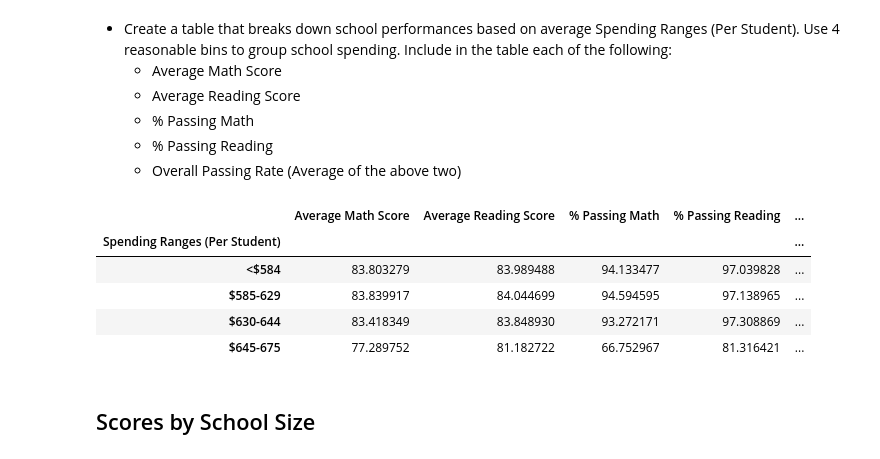
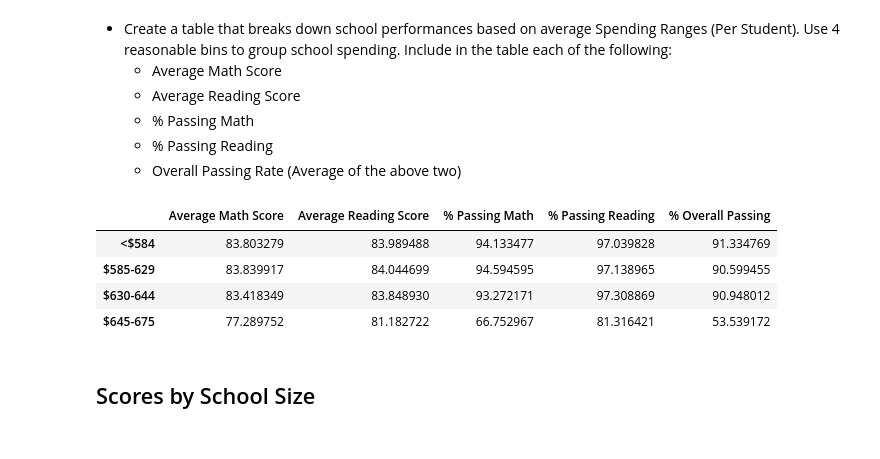
Before and after one commit to j1candel/pandas-challenge, a Jupyter notebook: PyCitySchools/.ipynb, the cells around one changed output. Cells and saved outputs as stored; diff of their text form; code cells hidden in the pictures.

Commit message:
Cleaning the code

```diff
--- a/PyCitySchools/.ipynb
+++ b/PyCitySchools/.ipynb
@@ -235,5 +198,5 @@ clean_sum_df = pd.merge(clean_sum_df, percentage_reading_per_df, on='school_name
 clean_sum_df = pd.merge(clean_sum_df, percentage_both_per_df, on='school_name')
 clean_sum_df = clean_sum_df.rename(columns={'math_score':'Average Math Score','reading_score':'Average Reading Score','0_x':'% Passing Math','0_y':'% Passing Reading','0':'% Overall Passing'})
 clean_sum_df = pd.merge(clean_sum_df, percentage_both_per_df, on='school_name')
-clean_sum_df = clean_sum_df.rename(columns={'0_x':'% Overall Passing'},index='false')
+clean_sum_df = clean_sum_df.rename(columns={'0_x':'% Overall Passing'})
 del clean_sum_df['0_y']
@@ -244,0 +203,4 @@ NameError: name 'false' is not defined
+# %%
+#Deleting the index name
+clean_sum_df.index.name = None
+clean_sum_df
@@ -428,18 +416,18 @@ reading_per_grade_df
 # %%
 bins = [0, 584, 629, 644, 675]
 group_names = ['<$584','$585-629','$630-644','$645-675']
 clean_sum_df['Spending Ranges (Per Student)']=pd.cut(clean_sum_df['Per Student Budget'], bins, labels=group_names)
 school_spending_df = clean_sum_df.groupby('Spending Ranges (Per Student)')
 school_spending_df = school_spending_df.max()
 school_spending_df = school_spending_df.drop(columns=['Total Students', 'Total School Budget','Per Student Budget'])
+school_spending_df.index.name = None
 school_spending_df
 # %% [output]
-|  | Average Math Score | Average Reading Score | % Passing Math | % Passing Reading | ... |
-| Spending Ranges (Per Student) |  |  |  |  | ... |
-| <$584 | 83.803279 | 83.989488 | 94.133477 | 97.039828 | ... |
-| $585-629 | 83.839917 | 84.044699 | 94.594595 | 97.138965 | ... |
-| $630-644 | 83.418349 | 83.848930 | 93.272171 | 97.308869 | ... |
-| $645-675 | 77.289752 | 81.182722 | 66.752967 | 81.316421 | ... |
+|  | Average Math Score | Average Reading Score | % Passing Math | % Passing Reading | % Overall Passing |
+| <$584 | 83.803279 | 83.989488 | 94.133477 | 97.039828 | 91.334769 |
+| $585-629 | 83.839917 | 84.044699 | 94.594595 | 97.138965 | 90.599455 |
+| $630-644 | 83.418349 | 83.848930 | 93.272171 | 97.308869 | 90.948012 |
+| $645-675 | 77.289752 | 81.182722 | 66.752967 | 81.316421 | 53.539172 |
 # %% [markdown]
 ## Scores by School Size
 # %% [markdown]
```
Also changed, not shown: parts of 21 cells of this notebook.
